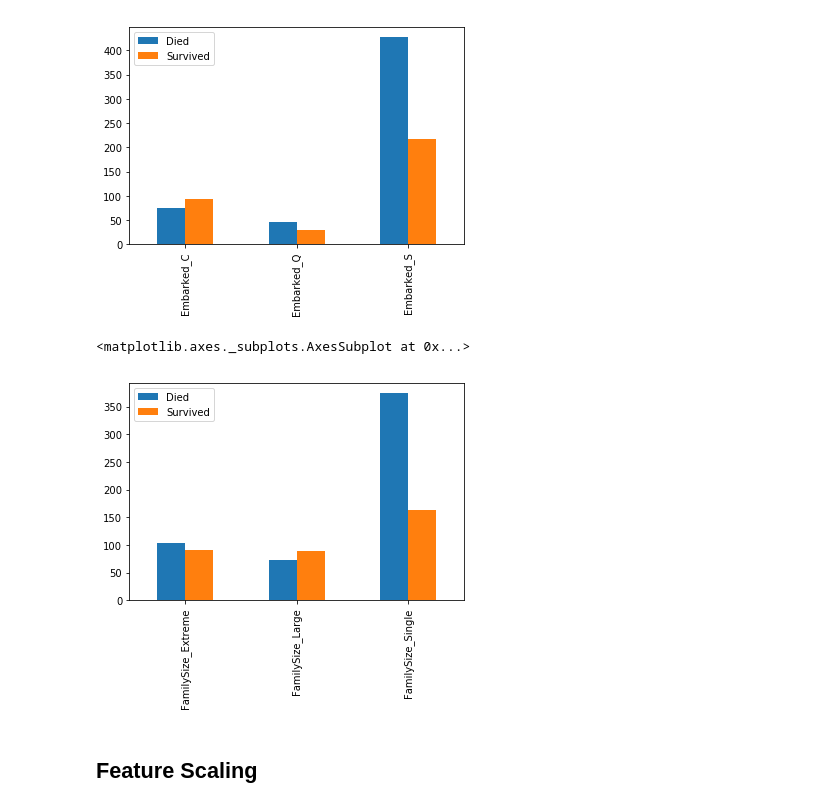
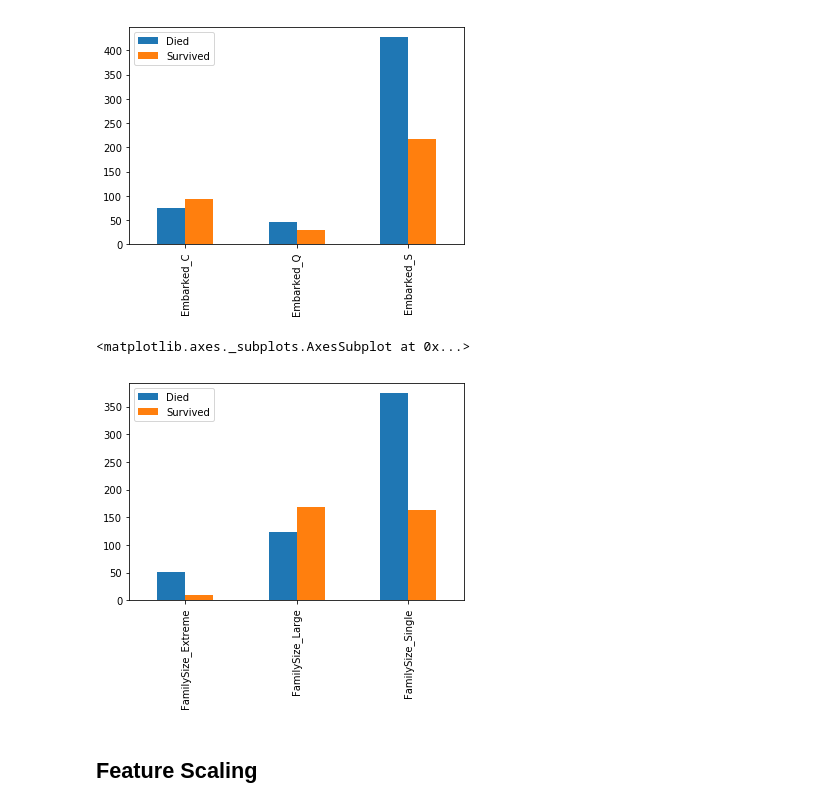
Before and after one commit to ClaudiuCreanga/data-science, a Jupyter notebook: titanic.ipynb, the cells around one changed output. Cells and saved outputs as stored; diff of their text form; code cells hidden in the pictures.

```diff
--- a/titanic.ipynb
+++ b/titanic.ipynb
@@ -8,6 +8,7 @@ import numpy as np
 %autosave 0
 
 X = pd.read_csv("data/train.csv")
+X_test = pd.read_csv("data/test.csv")
 # %% [output]
 Autosave disabled
 # %% [markdown]
@@ -46,6 +61,8 @@ def get_title(name):
     return ""
 
 X["Title"] = X["Name"].apply(get_title)
+X_test["Title"] = X_test["Name"].apply(get_title)
+
 X["Title"].value_counts()
 # %% [output]
 Mr          517
@@ -92,16 +109,23 @@ e_bar.plot.bar()
 [figure]
 # %%
 X["FamilySize"] = 1 + X["SibSp"] + X["Parch"]
-family_size = X["FamilySize"].apply(lambda row: "Single" if row == 1 else ("Large" if row < 3 else "Extreme"))
+X_test["FamilySize"] = 1 + X_test["SibSp"] + X_test["Parch"]
+family_size = X["FamilySize"].apply(lambda row: "Single" if row == 1 else ("Large" if row < 5 else "Extreme"))
+family_size_test = X_test["FamilySize"].apply(lambda row: "Single" if row == 1 else ("Large" if row < 5 else "Extreme"))
+X["FamilySize"] = family_size
+
 family_size = pd.DataFrame(family_size)
 family_size["Survived"] = X["Survived"]
 family_size_transformed = pd.get_dummies(family_size, columns=["FamilySize"])
+
+X_test["FamilySize"] = family_size_test
+
 f_bar = family_size_transformed.groupby("Survived").apply(lambda column: column.sum()).transpose().drop(["Survived"])
 f_bar.columns = ["Died","Survived"]
 f_bar.plot.bar()
 # %% [output]
 <matplotlib.axes._subplots.AxesSubplot at 0x...>
-[figure, old version]
+[figure, new version]
 # %% [markdown]
 ## Feature Scaling
 # %%
```
Also changed, not shown: parts of 14 cells of this notebook.
